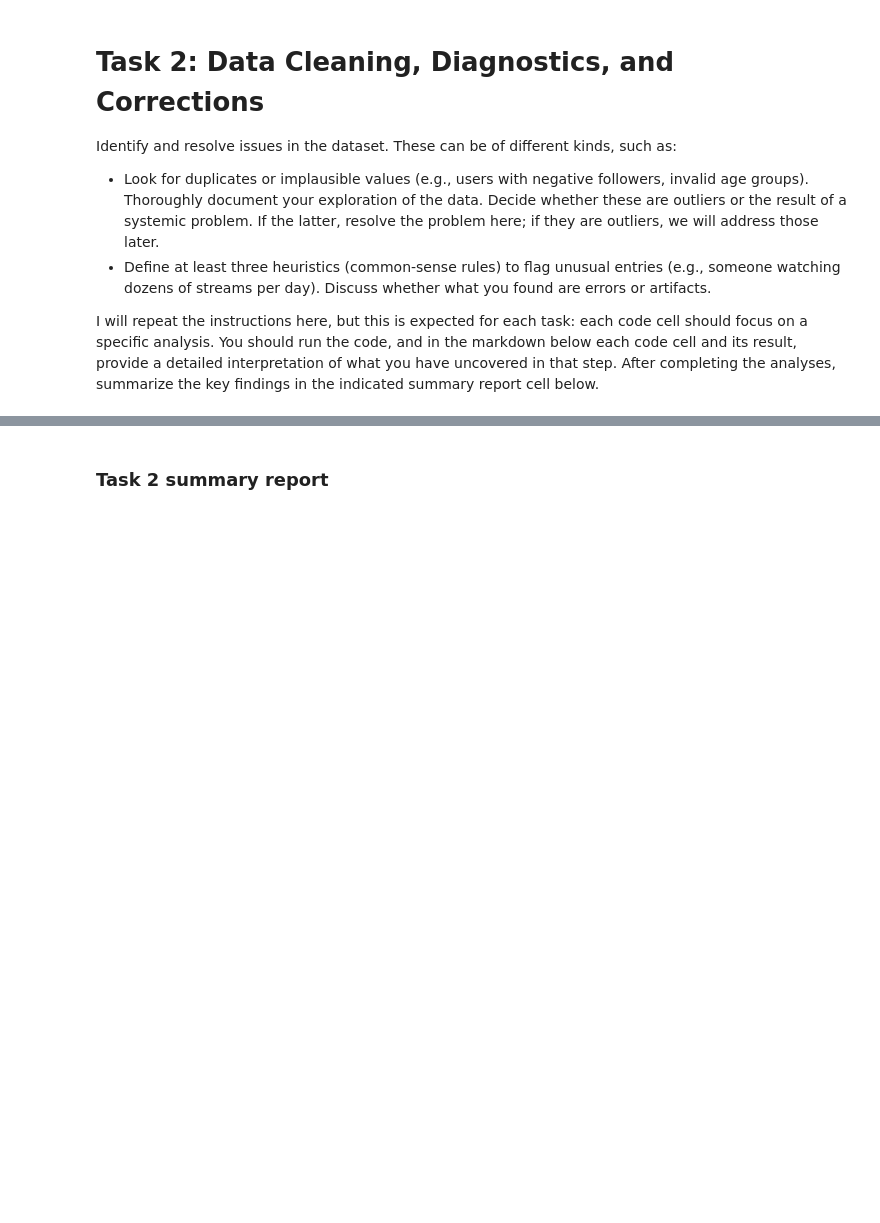
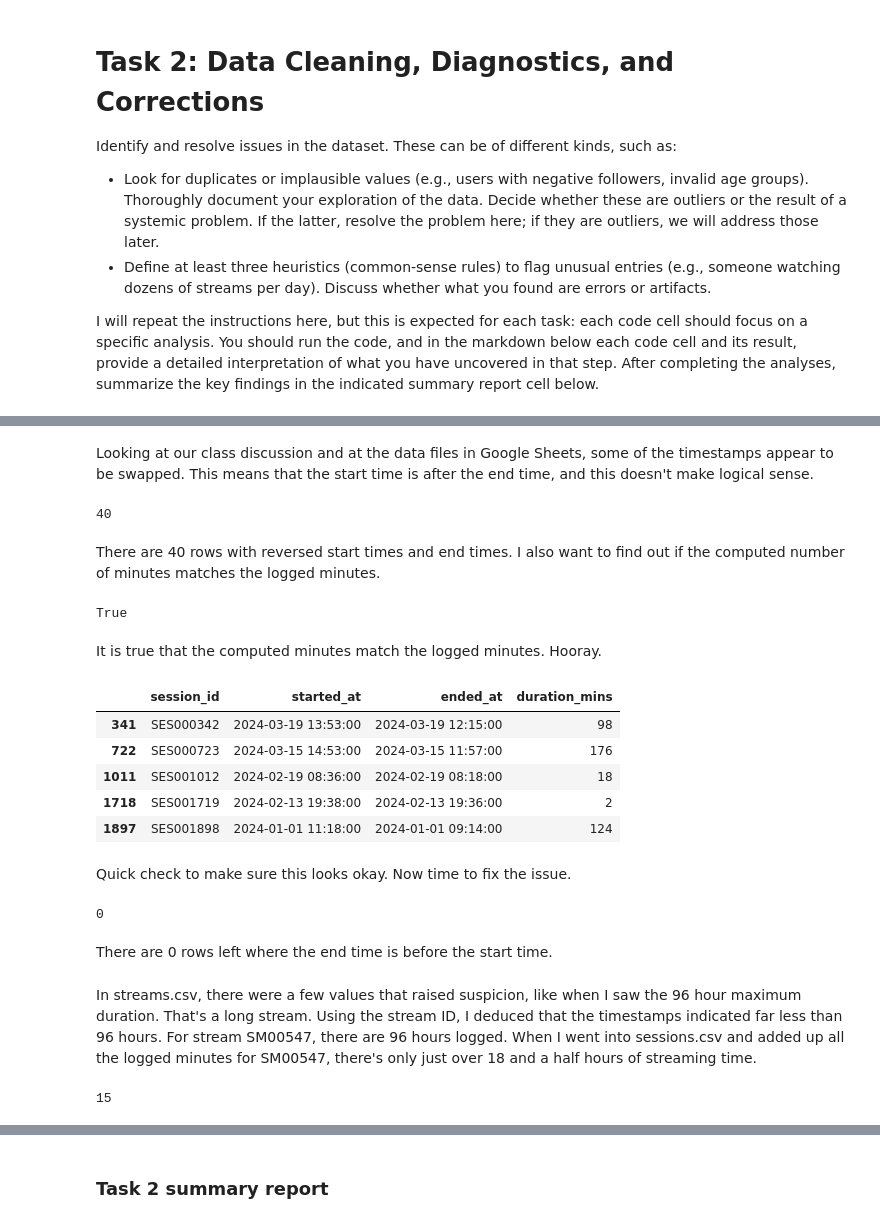
Before and after one commit to zlwym/Assignment01_IAT461, a Jupyter notebook: IAT461-Assignment01-Scaffold.ipynb, the cells around one changed output, grey strips where cells are left out. Cells and saved outputs as stored; diff of their text form; code cells hidden in the pictures; blank space fills up the shorter version.

```diff
--- a/IAT461-Assignment01-Scaffold.ipynb
+++ b/IAT461-Assignment01-Scaffold.ipynb
@@ -214,0 +318,63 @@ I will repeat the instructions here, but this is expected for each task: each co
+# %%
+#Convert timestamps in sessions data to datetimes
+sessions['started_at'] = pd.to_datetime(sessions['started_at'])
+sessions['ended_at'] = pd.to_datetime(sessions['ended_at'])
+
+#Convert timestamps in streams data to datetimes
+streams['started_at'] = pd.to_datetime(streams['started_at'])
+streams['ended_at'] = pd.to_datetime(streams['ended_at'])
+# %% [markdown]
+Looking at our class discussion and at the data files in Google Sheets, some of the timestamps appear to be swapped. This means that the start time is after the end time, and this doesn't make logical sense.
+# %%
+checkReversed = sessions['started_at'] > sessions['ended_at']
+print(checkReversed.sum())
+# %% [output]
+40
+# %% [markdown]
+There are 40 rows with reversed start times and end times. I also want to find out if the computed number of minutes matches the logged minutes.
+# %%
+#Compute number of minutes from the start time and end time
+computedMins = (sessions['ended_at'] - sessions['started_at']).dt.total_seconds() / 60
+
+#Check if the computed minutes match the logged duration_mins
+matches = ((computedMins[checkReversed].abs() - sessions.loc[checkReversed, 'duration_mins']).abs() < 2).all()
+print(matches)
+# %% [output]
+True
+# %% [markdown]
+It is true that the computed minutes match the logged minutes. Hooray.
+# %%
+sessions.loc[checkReversed, ['session_id', 'started_at', 'ended_at', 'duration_mins']].head()
+# %% [output]
+|  | session_id | started_at | ended_at | duration_mins |
+| 341 | SES000342 | 2024-03-19 13:53:00 | 2024-03-19 12:15:00 | 98 |
+| 722 | SES000723 | 2024-03-15 14:53:00 | 2024-03-15 11:57:00 | 176 |
+| 1011 | SES001012 | 2024-02-19 08:36:00 | 2024-02-19 08:18:00 | 18 |
+| 1718 | SES001719 | 2024-02-13 19:38:00 | 2024-02-13 19:36:00 | 2 |
+| 1897 | SES001898 | 2024-01-01 11:18:00 | 2024-01-01 09:14:00 | 124 |
+# %% [markdown]
+Quick check to make sure this looks okay. Now time to fix the issue.
+# %%
+#For reversed rows, swap the started_at and ended_at values
+sessions.loc[checkReversed, ['started_at', 'ended_at']] = (
+    sessions.loc[checkReversed, ['ended_at', 'started_at']].values
+)
+
+#Check that this worked
+remaining = (sessions['ended_at'] < sessions['started_at']).sum()
+print(remaining)
+# %% [output]
+0
+# %% [markdown]
+There are 0 rows left where the end time is before the start time.
+# %% [markdown]
+In streams.csv, there were a few values that raised suspicion, like when I saw the 96 hour maximum duration. That's a long stream. Using the stream ID, I deduced that the timestamps indicated far less than 96 hours. For stream SM00547, there are 96 hours logged. When I went into sessions.csv and added up all the logged minutes for SM00547, there's only just over 18 and a half hours of streaming time.
+# %%
+#Compute number of hours using start and end time
+streams['computedHours'] = ((streams['ended_at'] - streams['started_at']).dt.total_seconds() / 3600)
+
+#Compare computed duration with logged duration
+wrongDuration = (streams['computedHours'] - streams['stream_duration_hrs']).abs() > 0.1
+print(wrongDuration.sum())
+# %% [output]
+15
```
Also changed, not shown: parts of 26 cells of this notebook.
